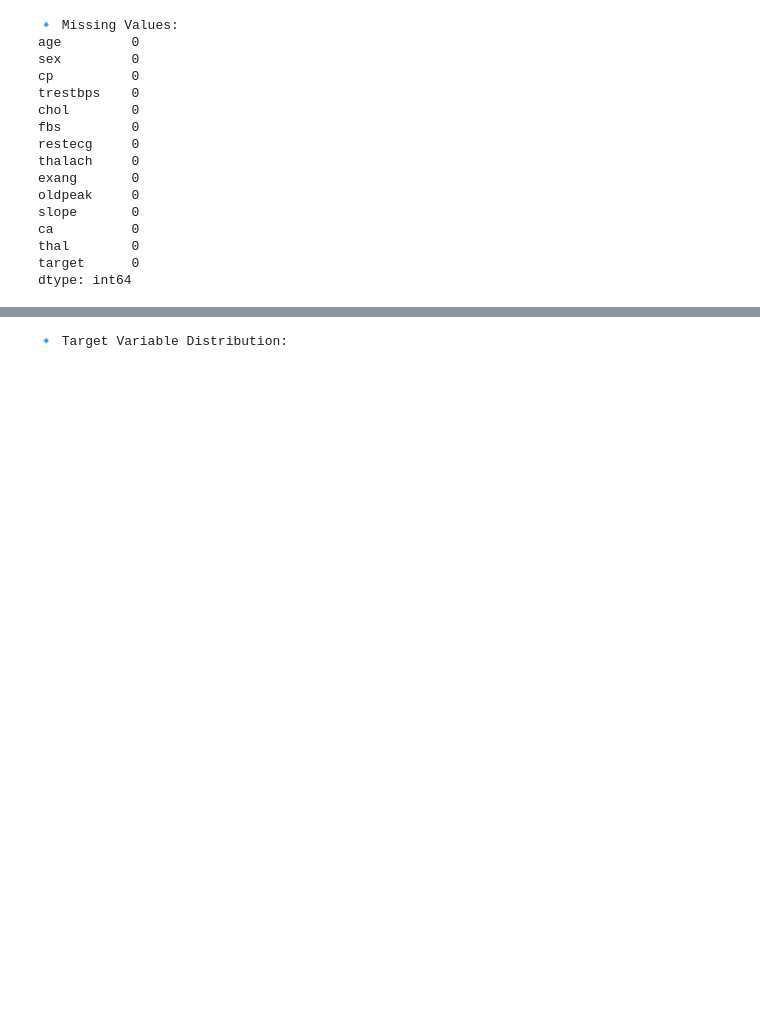
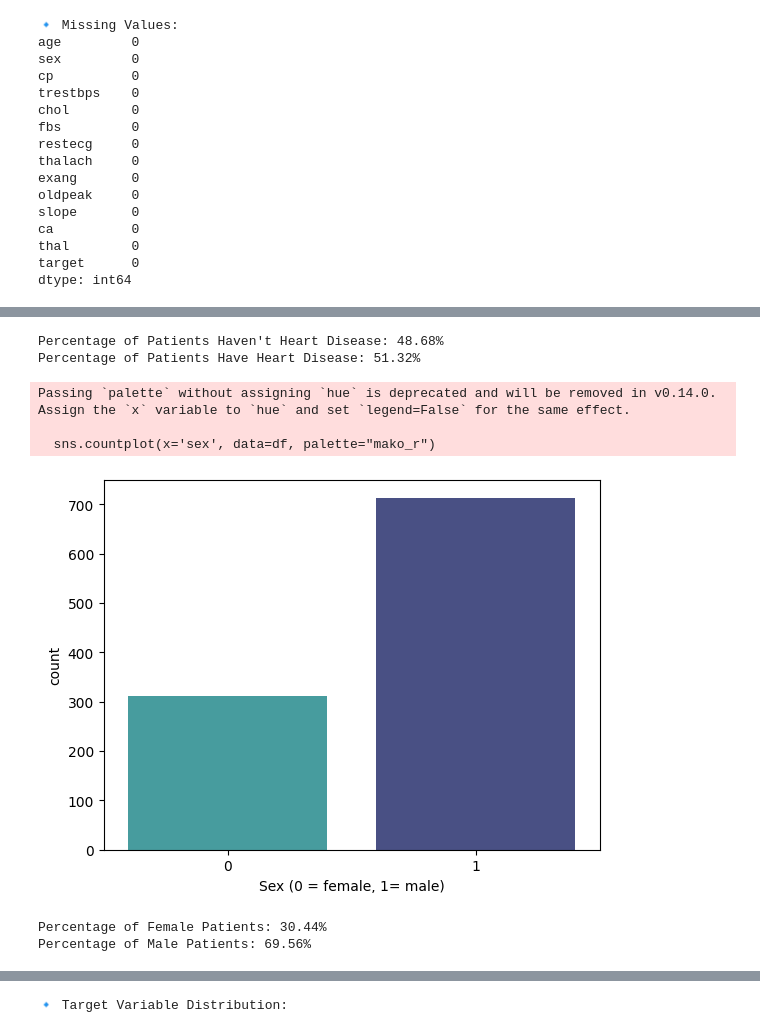
Before and after one commit to MoksedurRahman/heart_disease_classification, a Jupyter notebook: notebooks/heart-disease-classification.ipynb, the cells around one changed output, grey strips where cells are left out. Saved outputs shown, nothing was run; the diff lists cells and outputs as text; code cells hidden in the pictures; blank space fills up the shorter version.

```diff
--- a/notebooks/heart-disease-classification.ipynb
+++ b/notebooks/heart-disease-classification.ipynb
@@ -91,0 +107,25 @@ dtype: int64
+# %%
+countNoDisease = len(df[df.target == 0])
+countHaveDisease = len(df[df.target == 1])
+print("Percentage of Patients Haven't Heart Disease: {:.2f}%".format((countNoDisease / (len(df.target))*100)))
+print("Percentage of Patients Have Heart Disease: {:.2f}%".format((countHaveDisease / (len(df.target))*100)))
+# %% [output]
+Percentage of Patients Haven't Heart Disease: 48.68%
+Percentage of Patients Have Heart Disease: 51.32%
+# %%
+sns.countplot(x='sex', data=df, palette="mako_r")
+plt.xlabel("Sex (0 = female, 1= male)")
+plt.show()
+# %% [output]
+Passing `palette` without assigning `hue` is deprecated and will be removed in v0.14.0. Assign the `x` variable to `hue` and set `legend=False` for the same effect.
+
+  sns.countplot(x='sex', data=df, palette="mako_r")
+[figure, added]
+# %%
+countFemale = len(df[df.sex == 0])
+countMale = len(df[df.sex == 1])
+print("Percentage of Female Patients: {:.2f}%".format((countFemale / (len(df.sex))*100)))
+print("Percentage of Male Patients: {:.2f}%".format((countMale / (len(df.sex))*100)))
+# %% [output]
+Percentage of Female Patients: 30.44%
+Percentage of Male Patients: 69.56%
```
Also changed, not shown: parts of 12 cells of this notebook, 1 other file.
